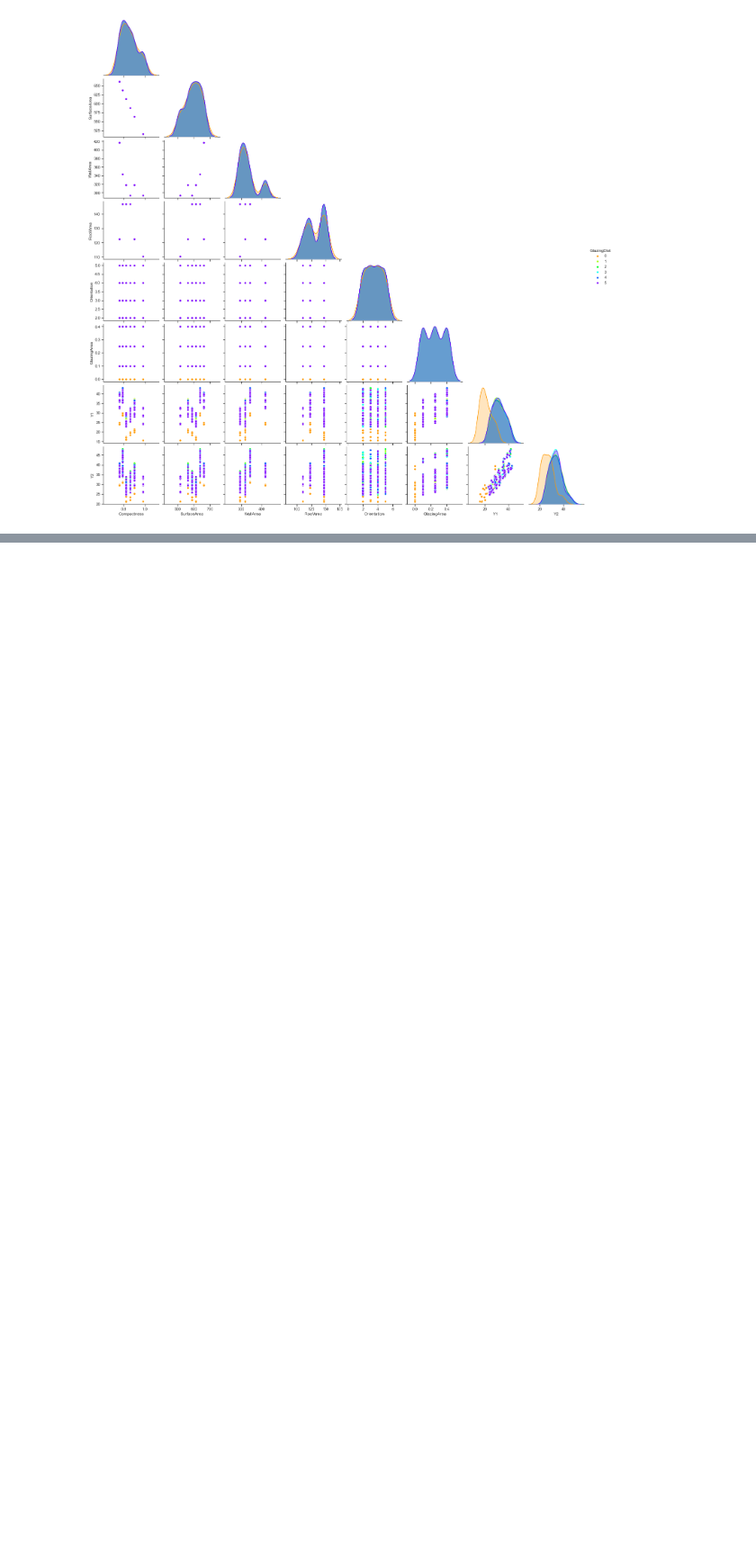
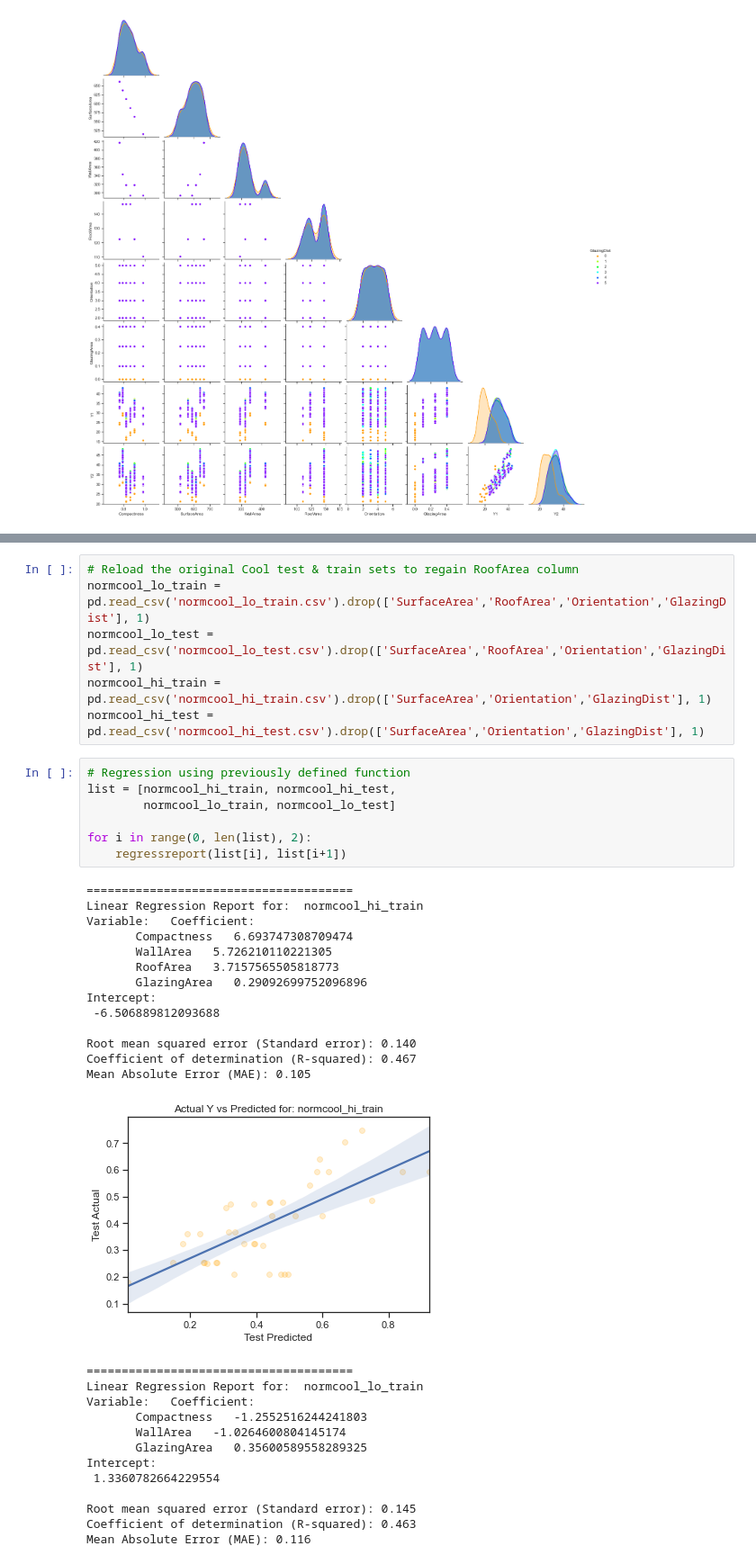
Before and after one commit to robertwesterman/HVAC_Capstone, a Jupyter notebook: Building HV&ACnorm .ipynb, the cells around one changed output, grey strips where cells are left out. Shown at 90% size. Saved outputs shown, nothing was run; the diff lists cells and outputs as text; blank space fills up the shorter version.

```diff
--- a/Building HV&ACnorm .ipynb
+++ b/Building HV&ACnorm .ipynb
@@ -669,0 +1005,40 @@ g = sns.pairplot(df_hi, hue="GlazingDist", palette="gist_rainbow", corner=True)
+# %%
+# Reload the original Cool test & train sets to regain RoofArea column
+normcool_lo_train = pd.read_csv('normcool_lo_train.csv').drop(['SurfaceArea','RoofArea','Orientation','GlazingDist'], 1)
+normcool_lo_test = pd.read_csv('normcool_lo_test.csv').drop(['SurfaceArea','RoofArea','Orientation','GlazingDist'], 1)
+normcool_hi_train = pd.read_csv('normcool_hi_train.csv').drop(['SurfaceArea','Orientation','GlazingDist'], 1)
+normcool_hi_test = pd.read_csv('normcool_hi_test.csv').drop(['SurfaceArea','Orientation','GlazingDist'], 1)
+# %%
+# Regression using previously defined function
+list = [normcool_hi_train, normcool_hi_test,
+        normcool_lo_train, normcool_lo_test]
+
+for i in range(0, len(list), 2):
+    regressreport(list[i], list[i+1])
+# %% [output]
+======================================
+Linear Regression Report for:  normcool_hi_train
+Variable:   Coefficient:
+       Compactness   6.693747308709474
+       WallArea   5.726210110221305
+       RoofArea   3.7157565505818773
+       GlazingArea   0.29092699752096896
+Intercept:
+ -6.506889812093688
+
+Root mean squared error (Standard error): 0.140
+Coefficient of determination (R-squared): 0.467
+Mean Absolute Error (MAE): 0.105
+[figure, added]
+======================================
+Linear Regression Report for:  normcool_lo_train
+Variable:   Coefficient:
+       Compactness   -1.2552516244241803
+       WallArea   -1.0264600804145174
+       GlazingArea   0.35600589558289325
+Intercept:
+ 1.3360782664229554
+
+Root mean squared error (Standard error): 0.145
+Coefficient of determination (R-squared): 0.463
+Mean Absolute Error (MAE): 0.116
```
Also changed, not shown: parts of 33 cells of this notebook, 16 other files.
